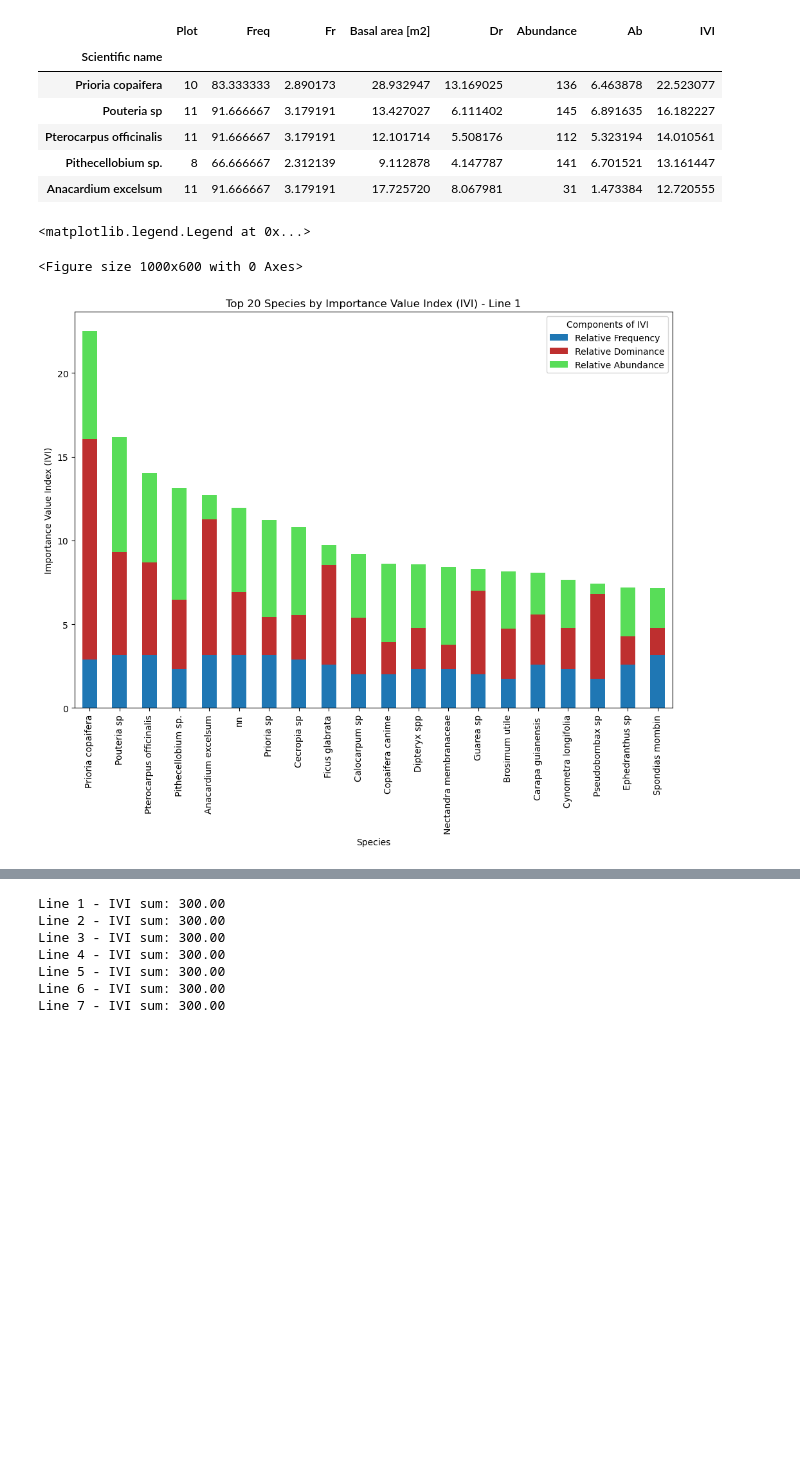
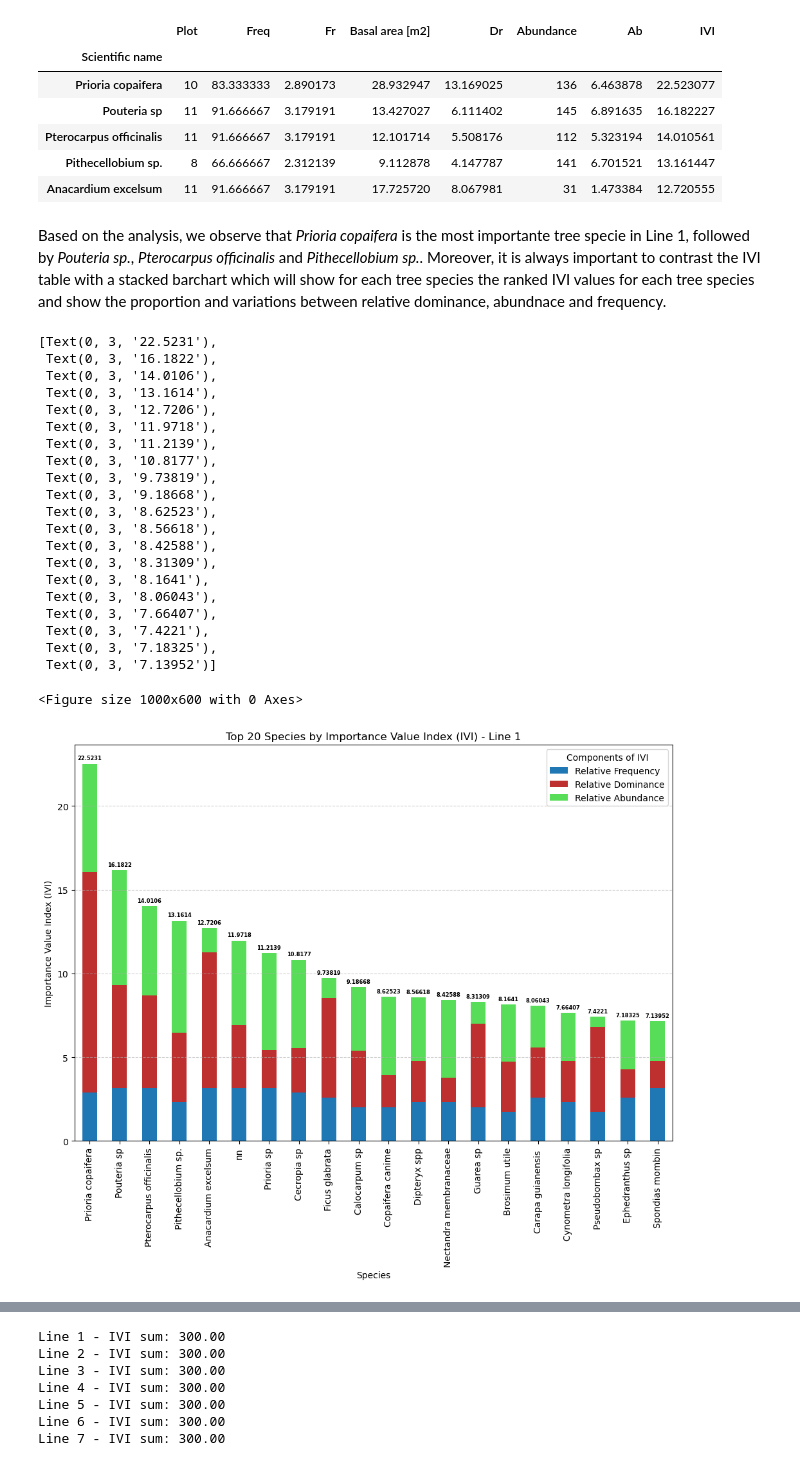
Before and after one commit to miguelif92/IVI-ForstEcol, a Jupyter notebook: notebook/1_ivi.ipynb, the cells around one changed output, grey strips where cells are left out. Saved outputs shown, nothing was run; the diff lists cells and outputs as text; code cells hidden in the pictures; blank space fills up the shorter version.

```diff
--- a/notebook/1_ivi.ipynb
+++ b/notebook/1_ivi.ipynb
@@ -308,21 +354,44 @@ top20_ivi1.head()
 | Pterocarpus officinalis | 11 | 91.666667 | 3.179191 | 12.101714 | 5.508176 | 112 | 5.323194 | 14.010561 |
 | Pithecellobium sp. | 8 | 66.666667 | 2.312139 | 9.112878 | 4.147787 | 141 | 6.701521 | 13.161447 |
 | Anacardium excelsum | 11 | 91.666667 | 3.179191 | 17.725720 | 8.067981 | 31 | 1.473384 | 12.720555 |
+# %% [markdown]
+Based on the analysis, we observe that *Prioria copaifera* is the most importante tree specie in Line 1, followed by *Pouteria sp.*, *Pterocarpus officinalis* and *Pithecellobium sp.*. Moreover, it is always important to contrast the IVI table with a stacked barchart which will show for each tree species the ranked IVI values for each tree species and show the proportion and variations between relative dominance, abundnace and frequency.
 # %%
 #Let's plot the top 20 species by IVI
 #In this case we need a stacked bar plot that combines the three components of IVI
 plt.figure(figsize=(10,6))
 ax = top20_ivi1[['Fr', 'Dr', 'Ab']].plot(
     kind='bar',
     stacked=True,
     figsize=(12,8),
     color=[color_ivi['Fr'], color_ivi['Dr'], color_ivi['Ab']]
 )
 plt.xlabel('Species')
 plt.ylabel('Importance Value Index (IVI)')
 plt.title('Top 20 Species by Importance Value Index (IVI) - Line 1')
 plt.legend(title='Components of IVI', loc='upper right', labels=[dict_ivi[color_ivi] for color_ivi in ['Fr', 'Dr', 'Ab']])
+plt.grid(axis='y', linestyle='--', alpha=0.6)
+plt.bar_label(ax.containers[2], padding=3, fontsize=6, fontweight='bold')
 # %% [output]
-<matplotlib.legend.Legend at 0x...>
+[Text(0, 3, '22.5231'),
+ Text(0, 3, '16.1822'),
+ Text(0, 3, '14.0106'),
+ Text(0, 3, '13.1614'),
+ Text(0, 3, '12.7206'),
+ Text(0, 3, '11.9718'),
+ Text(0, 3, '11.2139'),
+ Text(0, 3, '10.8177'),
+ Text(0, 3, '9.73819'),
+ Text(0, 3, '9.18668'),
+ Text(0, 3, '8.62523'),
+ Text(0, 3, '8.56618'),
+ Text(0, 3, '8.42588'),
+ Text(0, 3, '8.31309'),
+ Text(0, 3, '8.1641'),
+ Text(0, 3, '8.06043'),
+ Text(0, 3, '7.66407'),
+ Text(0, 3, '7.4221'),
+ Text(0, 3, '7.18325'),
+ Text(0, 3, '7.13952')]
 <Figure size 1000x600 with 0 Axes>
-[figure, old version]
+[figure, new version]
```
Also changed, not shown: parts of 19 cells of this notebook, 1 other file.
